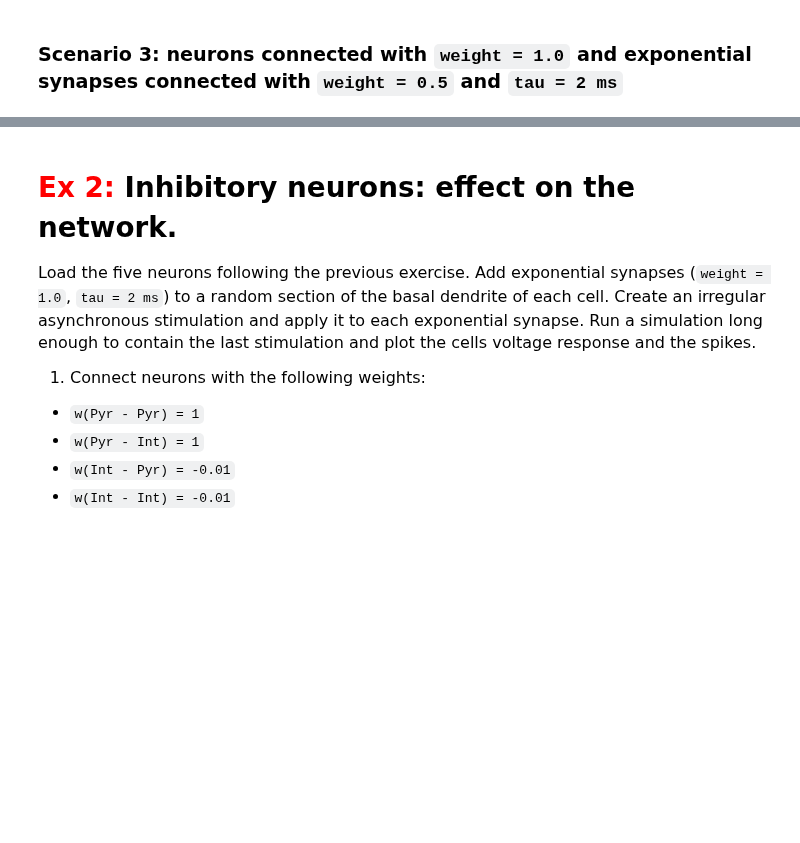
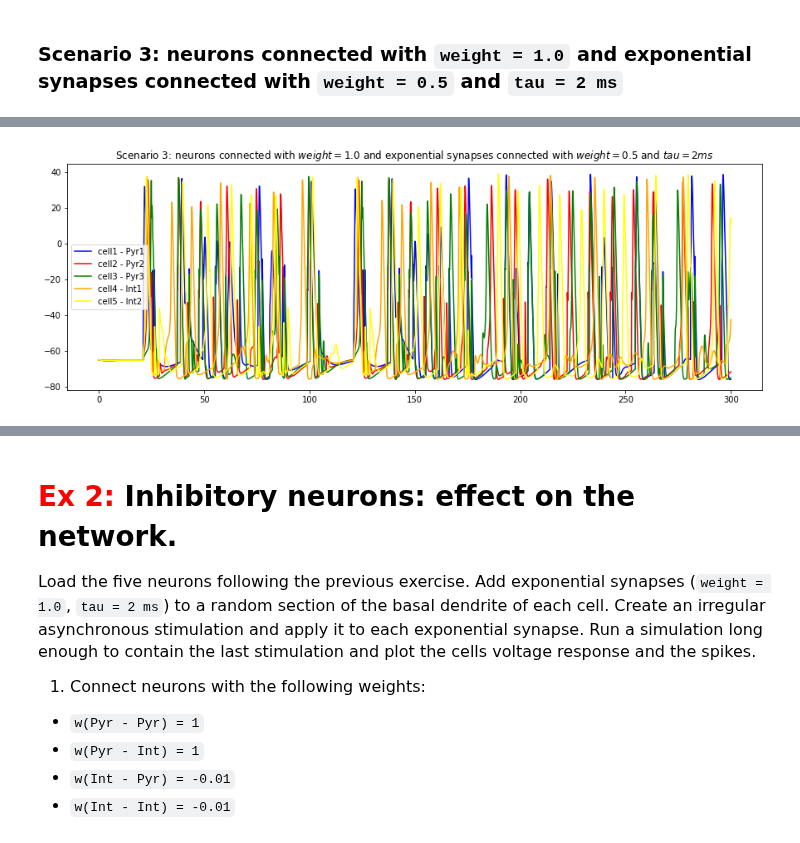
Before and after one commit to AlbrechtAlice/In-Silico-Neuroscience, a Jupyter notebook: Week10_HomeWork.ipynb, the cells around one changed output, grey strips where cells are left out. Cells and saved outputs as stored; diff of their text form; code cells hidden in the pictures; blank space fills up the shorter version.

```diff
--- a/Week10_HomeWork.ipynb
+++ b/Week10_HomeWork.ipynb
@@ -776,15 +837,16 @@ h.continuerun(300);
 # %%
 # Figure
 plt.figure(figsize=(15, 5))
 plt.plot(time, soma_v1, color=colors[0], label="cell1 - Pyr1")
 plt.plot(time, soma_v2, color=colors[1], label="cell2 - Pyr2")
 plt.plot(time, soma_v3, color=colors[2], label="cell3 - Pyr3")
 plt.plot(time, soma_v4, color=colors[3], label="cell4 - Int1")
 plt.plot(time, soma_v5, color=colors[4], label="cell5 - Int2")
-plt.title("Scenario 3: neurons connected with $weight = 1.0$ and exponential\
-          synapses connected with $weight = 0.5$ and $tau = 2 ms$")
+plt.title("Scenario 3: neurons connected with $weight = 1.0$ and exponential synapses connected with $weight = 0.5$ and $tau = 2 ms$")
 plt.legend()
 plt.show()
+# %% [output]
+[figure, added]
 # %%
 spikes1 = spike_detector(soma_v1, -20.0)
 spikes2 = spike_detector(soma_v2, -20.0)
```
Also changed, not shown: parts of 21 cells of this notebook.
